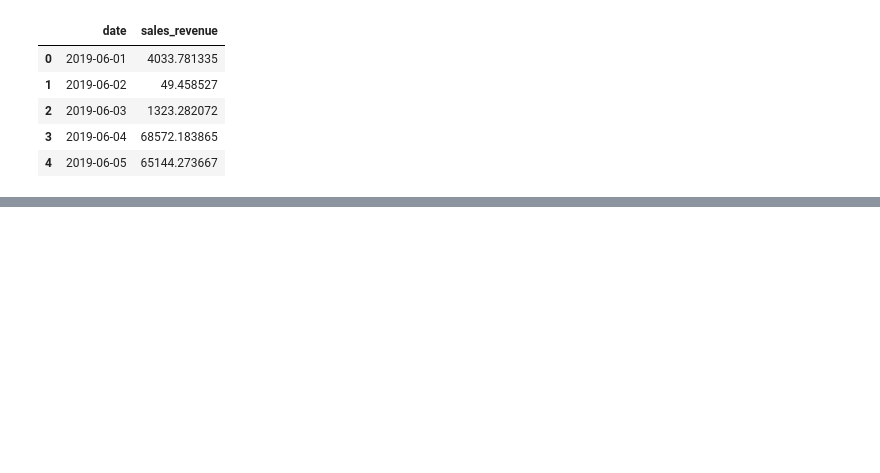
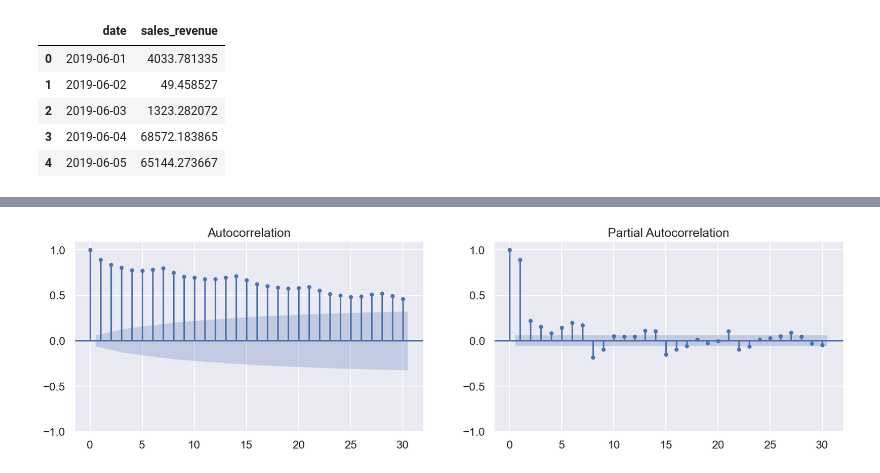
Before and after one commit to Jaghs/Demand-Prediciton, a Jupyter notebook: src/stationarity_and_timeseries_decomposition.ipynb, the cells around one changed output, grey strips where cells are left out. Saved outputs shown, nothing was run; the diff lists cells and outputs as text; code cells hidden in the pictures; blank space fills up the shorter version.

Commit message:
finished Time Series Visualizations - Sales Revenue

```diff
--- a/src/stationarity_and_timeseries_decomposition.ipynb
+++ b/src/stationarity_and_timeseries_decomposition.ipynb
@@ -290,5 +296,5 @@ timeseries_df.head()
 # %%
 # use add_lagged_features function with 7 as the number of lags since we are woring with daily data:
-lag_timeseries = add_lagged_features(timeseries_df, 7)
+lag_timeseries_day = add_lagged_features(timeseries_df, 7)
 # %%
 # show lagged timeseries dataframe:
@@ -300,3 +306,19 @@ lag_timeseries.head()
 | 9 | 2019-06-10 | 35543.475183 | 0.000000 | 37.927132 | 10750.820614 | 18783.094790 | 65144.273667 | 68572.183865 | 1323.282072 |
 | 10 | 2019-06-11 | 45805.924673 | 35543.475183 | 0.000000 | 37.927132 | 10750.820614 | 18783.094790 | 65144.273667 | 68572.183865 |
 | 11 | 2019-06-12 | 6162.000643 | 45805.924673 | 35543.475183 | 0.000000 | 37.927132 | 10750.820614 | 18783.094790 | 65144.273667 |
+# %%
+# plot auto and partial correlation:
+fig, ax = plt.subplots(1,2,figsize=(20,5))
+
+plot_acf(lag_timeseries_day['sales_revenue'], lags=30, ax=ax[0])
+plot_pacf(lag_timeseries_day['sales_revenue'], lags=30, ax=ax[1])
+
+# increase the upper limit of the y-axis on the left plot by 10%
+ax[0].set_ylim(ax[0].get_ylim()[0], ax[0].get_ylim()[1]+0.1*abs(ax[0].get_ylim()[1]))
+
+# increase the upper limit of the y-axis on the right plot by 10%
+ax[1].set_ylim(ax[1].get_ylim()[0], ax[1].get_ylim()[1]+0.1*abs(ax[1].get_ylim()[1]))
+
+plt.show()
+# %% [output]
+[figure, added]
```
Also changed, not shown: parts of 78 cells of this notebook.
